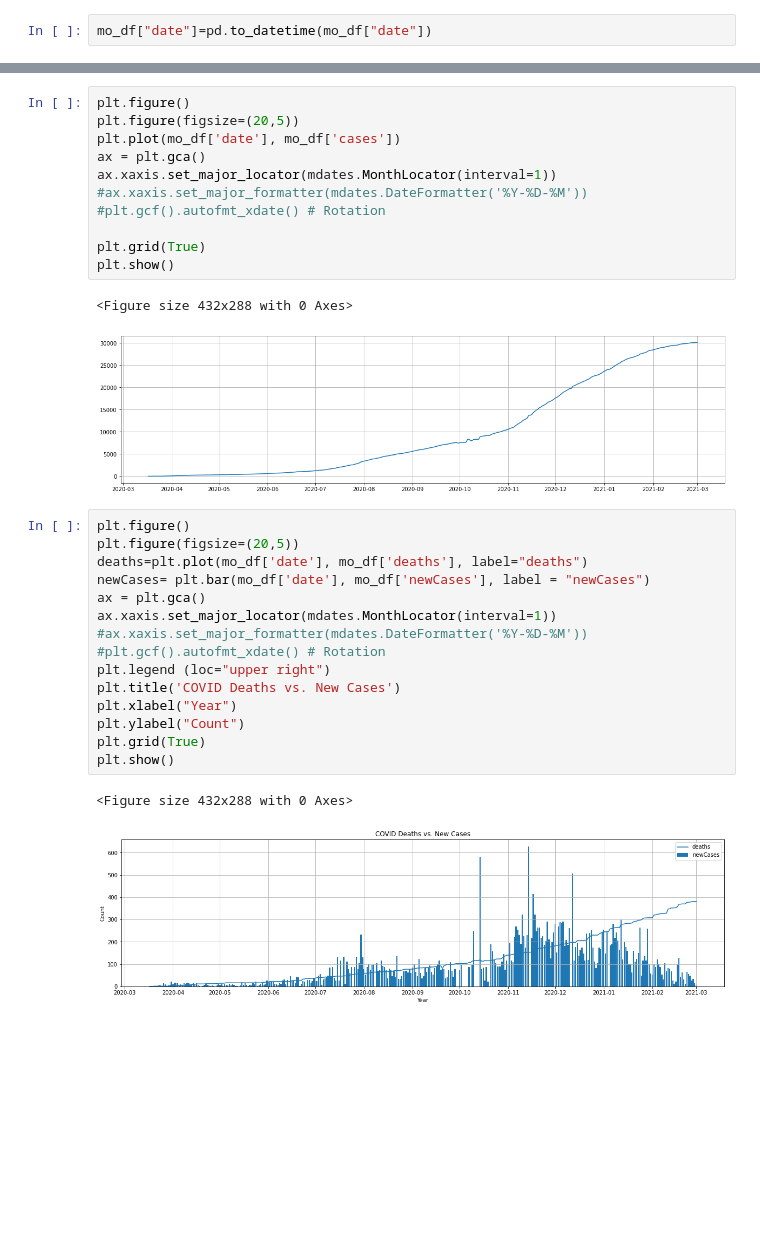
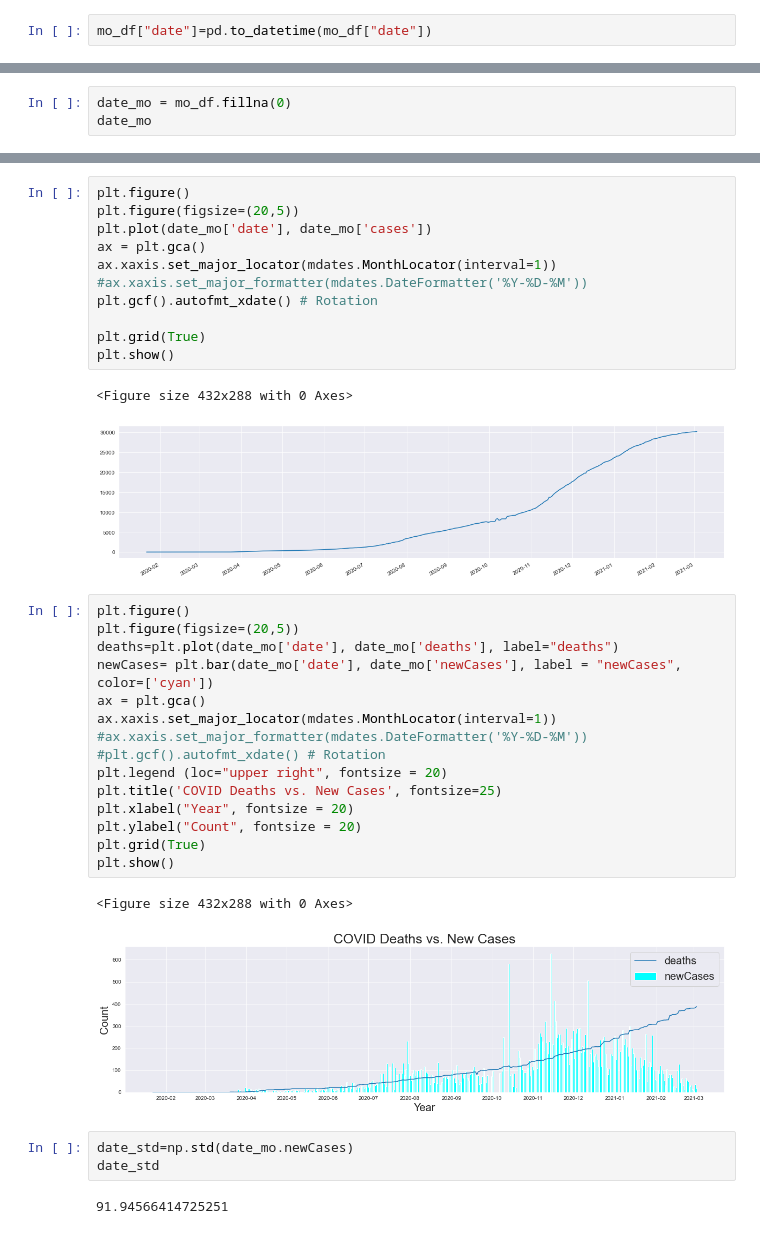
Before and after one commit to E-Weber/EKN-Project, a Jupyter notebook: Covid_api.ipynb, the cells around one changed output, grey strips where cells are left out. Cells and saved outputs as stored; diff of their text form; blank space fills up the shorter version.

```diff
--- a/Covid_api.ipynb
+++ b/Covid_api.ipynb
@@ -130,0 +112,3 @@ print (mo_df)
+# %%
+date_mo = mo_df.fillna(0)
+date_mo
@@ -131,32 +129,37 @@ print (mo_df)
 # %%
 plt.figure()
 plt.figure(figsize=(20,5))
-plt.plot(mo_df['date'], mo_df['cases'])
+plt.plot(date_mo['date'], date_mo['cases'])
 ax = plt.gca()
 ax.xaxis.set_major_locator(mdates.MonthLocator(interval=1))
 #ax.xaxis.set_major_formatter(mdates.DateFormatter('%Y-%D-%M'))
-#plt.gcf().autofmt_xdate() # Rotation
+plt.gcf().autofmt_xdate() # Rotation
 
 plt.grid(True)
 plt.show()
 # %% [output]
 <Figure size 432x288 with 0 Axes>
-[figure, old version]
+[figure, new version]
 # %%
 plt.figure()
 plt.figure(figsize=(20,5))
-deaths=plt.plot(mo_df['date'], mo_df['deaths'], label="deaths")
-newCases= plt.bar(mo_df['date'], mo_df['newCases'], label = "newCases")
+deaths=plt.plot(date_mo['date'], date_mo['deaths'], label="deaths")
+newCases= plt.bar(date_mo['date'], date_mo['newCases'], label = "newCases", color=['cyan'])
 ax = plt.gca()
 ax.xaxis.set_major_locator(mdates.MonthLocator(interval=1))
 #ax.xaxis.set_major_formatter(mdates.DateFormatter('%Y-%D-%M'))
 #plt.gcf().autofmt_xdate() # Rotation
-plt.legend (loc="upper right")
-plt.title('COVID Deaths vs. New Cases')
-plt.xlabel("Year")
-plt.ylabel("Count")
+plt.legend (loc="upper right", fontsize = 20)
+plt.title('COVID Deaths vs. New Cases', fontsize=25)
+plt.xlabel("Year", fontsize = 20)
+plt.ylabel("Count", fontsize = 20)
 plt.grid(True)
 plt.show()
 # %% [output]
 <Figure size 432x288 with 0 Axes>
-[figure, old version]
+[figure, new version]
+# %%
+date_std=np.std(date_mo.newCases)
+date_std
+# %% [output]
+91.94566414725251
```
Also changed, not shown: parts of 23 cells of this notebook.
